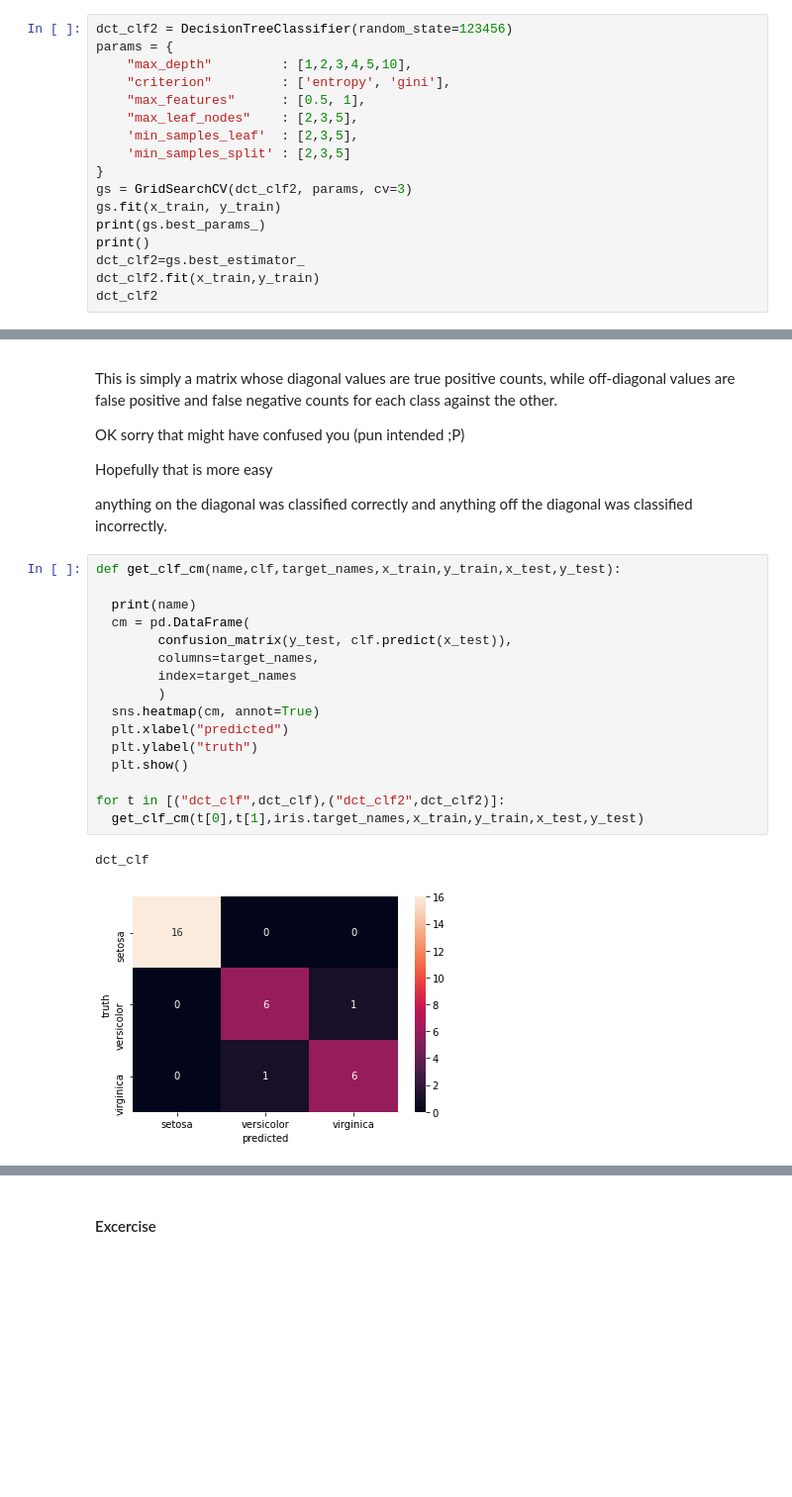
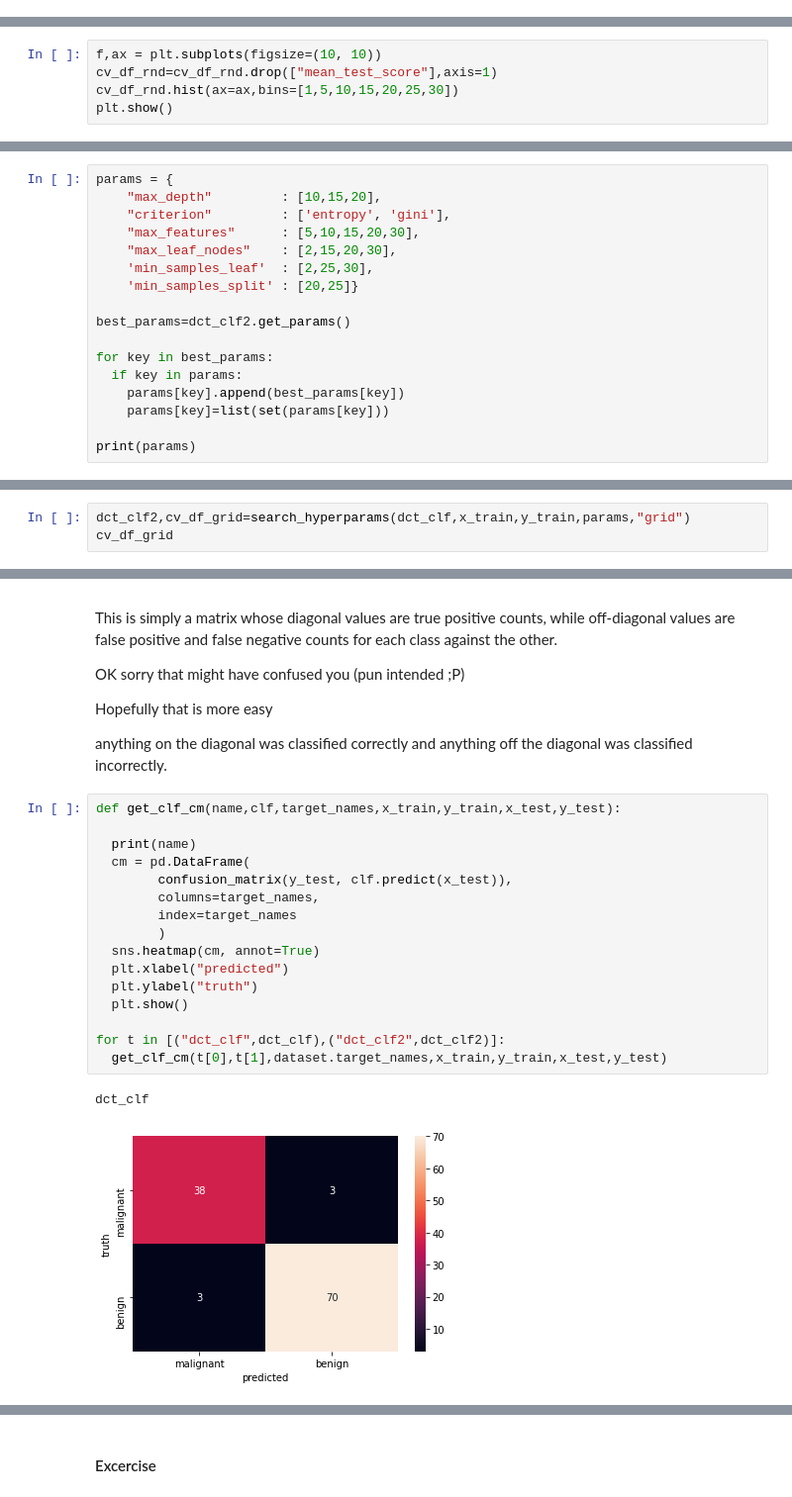
Before and after one commit to IvoLeist/ml_cnag-crg_course, a Jupyter notebook: day2/ML_course_CNAG_CRG_day2.ipynb, the cells around one changed output, grey strips where cells are left out. Shown at 99% size. Saved outputs shown, nothing was run; the diff lists cells and outputs as text; blank space fills up the shorter version.

```diff
--- a/day2/ML_course_CNAG_CRG_day2.ipynb
+++ b/day2/ML_course_CNAG_CRG_day2.ipynb
@@ -1046,17 +1268,0 @@ So it would be quite tedious to test them all on your own:
-# %%
-dct_clf2 = DecisionTreeClassifier(random_state=123456)
-params = {
-    "max_depth"         : [1,2,3,4,5,10],
-    "criterion"         : ['entropy', 'gini'],
-    "max_features"      : [0.5, 1],
-    "max_leaf_nodes"    : [2,3,5],
-    'min_samples_leaf'  : [2,3,5],
-    'min_samples_split' : [2,3,5]
-}
-gs = GridSearchCV(dct_clf2, params, cv=3)
-gs.fit(x_train, y_train)
-print(gs.best_params_)
-print()
-dct_clf2=gs.best_estimator_
-dct_clf2.fit(x_train,y_train)
-dct_clf2
@@ -1070,0 +1339,5 @@ DecisionTreeClassifier(ccp_alpha=0.0, class_weight=None, criterion='entropy',
+# %%
+f,ax = plt.subplots(figsize=(10, 10))
+cv_df_rnd=cv_df_rnd.drop(["mean_test_score"],axis=1)
+cv_df_rnd.hist(ax=ax,bins=[1,5,10,15,20,25,30])
+plt.show()
@@ -1070,0 +1348,17 @@ DecisionTreeClassifier(ccp_alpha=0.0, class_weight=None, criterion='entropy',
+# %%
+params = {
+    "max_depth"         : [10,15,20],
+    "criterion"         : ['entropy', 'gini'],
+    "max_features"      : [5,10,15,20,30],
+    "max_leaf_nodes"    : [2,15,20,30],
+    'min_samples_leaf'  : [2,25,30],
+    'min_samples_split' : [20,25]}
+
+best_params=dct_clf2.get_params()
+
+for key in best_params:
+  if key in params:
+    params[key].append(best_params[key])
+    params[key]=list(set(params[key]))
+
+print(params)
@@ -1070,0 +1367,3 @@ DecisionTreeClassifier(ccp_alpha=0.0, class_weight=None, criterion='entropy',
+# %%
+dct_clf2,cv_df_grid=search_hyperparams(dct_clf,x_train,y_train,params,"grid")
+cv_df_grid
@@ -1134,20 +1450,20 @@ anything on the diagonal was classified correctly and anything off the diagonal
 # %%
 def get_clf_cm(name,clf,target_names,x_train,y_train,x_test,y_test):
 
   print(name)
   cm = pd.DataFrame(
         confusion_matrix(y_test, clf.predict(x_test)),
         columns=target_names,
         index=target_names
         )
   sns.heatmap(cm, annot=True)
   plt.xlabel("predicted")
   plt.ylabel("truth")
   plt.show()
 
 for t in [("dct_clf",dct_clf),("dct_clf2",dct_clf2)]:
-  get_clf_cm(t[0],t[1],iris.target_names,x_train,y_train,x_test,y_test)
+  get_clf_cm(t[0],t[1],dataset.target_names,x_train,y_train,x_test,y_test)
 # %% [output]
 dct_clf
-[figure, old version]
+[figure, new version]
 dct_clf2
```
Also changed, not shown: parts of 172 cells of this notebook.
